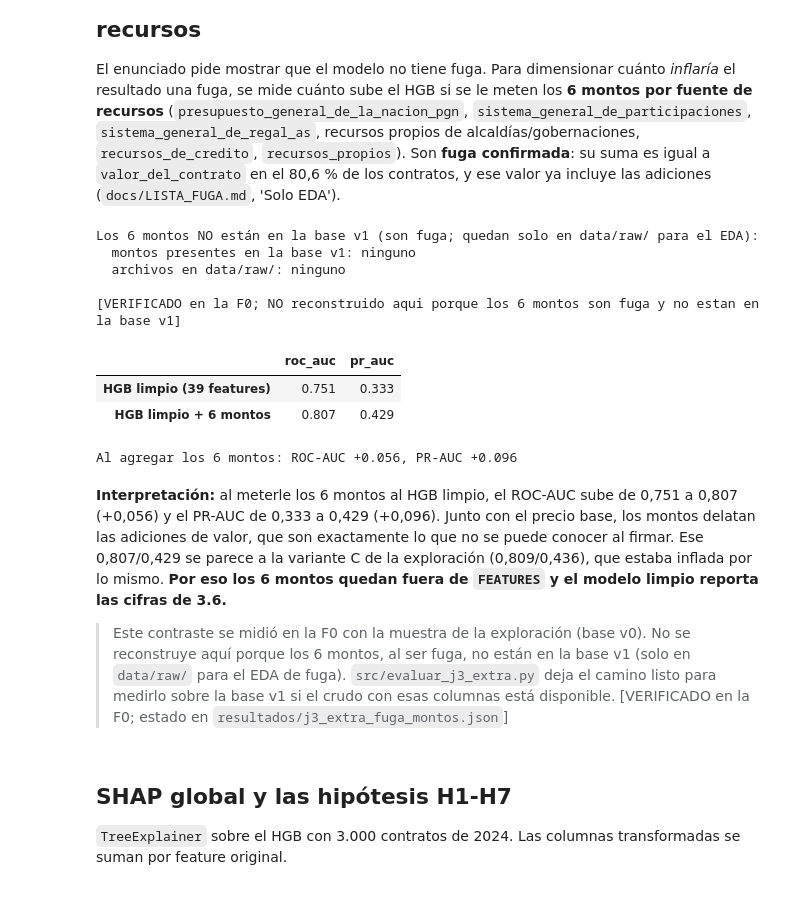
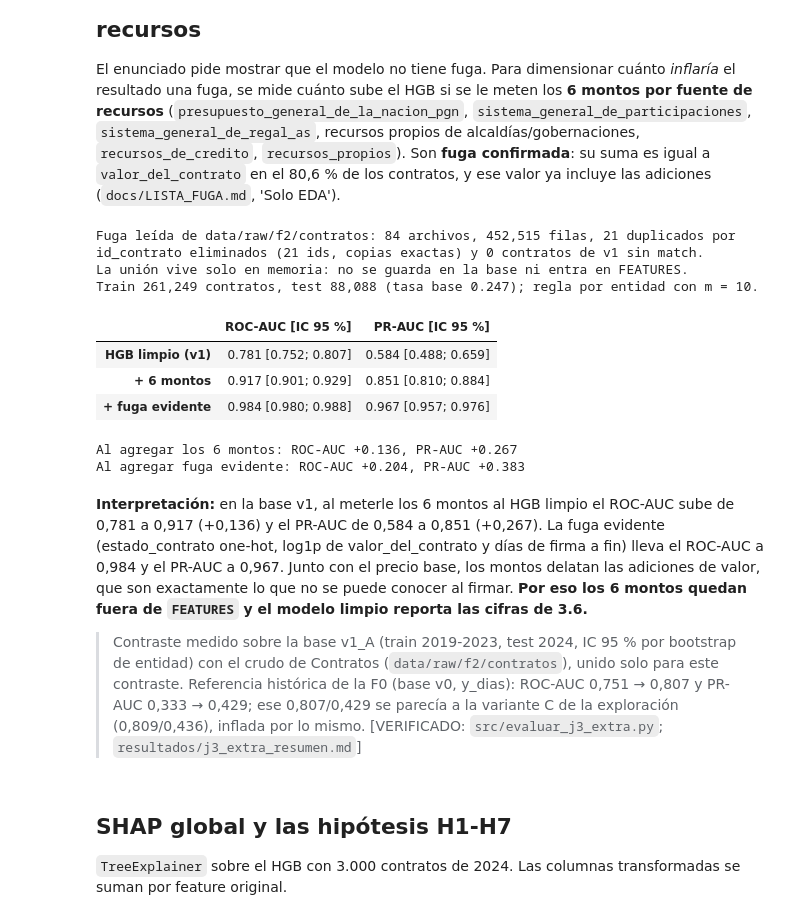
Before and after one commit to kepabonsaeafit/fundamentos-aa-2026, a Jupyter notebook: final-project/model_development.ipynb, the cells around one changed output. Saved outputs shown, nothing was run; the diff lists cells and outputs as text; code cells hidden in the pictures.

```diff
--- a/final-project/model_development.ipynb
+++ b/final-project/model_development.ipynb
@@ -517,32 +517,43 @@ Delta al agregar el_contrato_puede_ser_prorrogado: PR-AUC -0.0010, ROC-AUC +0.00
 El enunciado pide mostrar que el modelo no tiene fuga. Para dimensionar cuánto *inflaría* el resultado una fuga, se mide cuánto sube el HGB si se le meten los **6 montos por fuente de recursos** (`presupuesto_general_de_la_nacion_pgn`, `sistema_general_de_participaciones`, `sistema_general_de_regal_as`, recursos propios de alcaldías/gobernaciones, `recursos_de_credito`, `recursos_propios`). Son **fuga confirmada**: su suma es igual a `valor_del_contrato` en el 80,6 % de los contratos, y ese valor ya incluye las adiciones (`docs/LISTA_FUGA.md`, 'Solo EDA').
 # %%
 fuga = json.loads((RES / "j3_extra_fuga_montos.json").read_text(encoding="utf-8"))
-c = fuga["contraste_verificado_F0"]
-print("Los 6 montos NO están en la base v1 (son fuga; quedan solo en data/raw/ para el EDA):")
-print("  montos presentes en la base v1:", fuga["montos_presentes_en_la_base_v1"] or "ninguno")
-print("  archivos en data/raw/:", fuga["archivos_en_data_raw"] or "ninguno")
-print()
-print(c["estado"])
-display(pd.DataFrame({
-    "HGB limpio (39 features)": c["hgb_limpio_39_features"],
-    "HGB limpio + 6 montos":    c["hgb_con_6_montos"],
-}).T[["roc_auc", "pr_auc"]])
-print(f"Al agregar los 6 montos: ROC-AUC {c['subida_al_agregar_montos']['roc_auc']:+.3f}, "
-      f"PR-AUC {c['subida_al_agregar_montos']['pr_auc']:+.3f}")
+i = fuga["fuente_datos_fuga"]
+print(f"Fuga leída de {i['ruta']}: {i['archivos']} archivos, {i['filas_leidas']:,} filas, "
+      f"{i['filas_duplicadas_eliminadas']} duplicados por id_contrato eliminados "
+      f"({i['ids_duplicados']} ids, copias exactas) y {i['sin_match_en_crudo']} contratos de v1 sin match.")
+print("La unión vive solo en memoria: no se guarda en la base ni entra en FEATURES.")
+print(f"Train {fuga['n_train']:,} contratos, test {fuga['n_test']:,} (tasa base {fuga['tasa_base_test']:.3f}); "
+      f"regla por entidad con m = {fuga['m_regla']:g}.")
+
+t = fuga["tabla"]
+variantes = ["final_limpio", "final_con_6_montos", "final_con_fuga_evidente"]
+nombres = ["HGB limpio (v1)", "+ 6 montos", "+ fuga evidente"]
+filas = []
+for k in variantes:
+    r = t[k]
+    filas.append({
+        "ROC-AUC [IC 95 %]": f"{r['roc_auc']['valor']:.3f} [{r['roc_auc']['ic_inf']:.3f}; {r['roc_auc']['ic_sup']:.3f}]",
+        "PR-AUC [IC 95 %]": f"{r['pr_auc']['valor']:.3f} [{r['pr_auc']['ic_inf']:.3f}; {r['pr_auc']['ic_sup']:.3f}]",
+    })
+display(pd.DataFrame(filas, index=nombres))
+s = fuga["subida_al_agregar_montos"]
+e = fuga["subida_al_agregar_fuga_evidente"]
+print(f"Al agregar los 6 montos: ROC-AUC {s['roc_auc']:+.3f}, PR-AUC {s['pr_auc']:+.3f}")
+print(f"Al agregar fuga evidente: ROC-AUC {e['roc_auc']:+.3f}, PR-AUC {e['pr_auc']:+.3f}")
 # %% [output]
-Los 6 montos NO están en la base v1 (son fuga; quedan solo en data/raw/ para el EDA):
-  montos presentes en la base v1: ninguno
-  archivos en data/raw/: ninguno
-
-[VERIFICADO en la F0; NO reconstruido aqui porque los 6 montos son fuga y no estan en la base v1]
+Fuga leída de data/raw/f2/contratos: 84 archivos, 452,515 filas, 21 duplicados por id_contrato eliminados (21 ids, copias exactas) y 0 contratos de v1 sin match.
+La unión vive solo en memoria: no se guarda en la base ni entra en FEATURES.
+Train 261,249 contratos, test 88,088 (tasa base 0.247); regla por entidad con m = 10.
-|  | roc_auc | pr_auc |
-| HGB limpio (39 features) | 0.751 | 0.333 |
-| HGB limpio + 6 montos | 0.807 | 0.429 |
+|  | ROC-AUC [IC 95 %] | PR-AUC [IC 95 %] |
+| HGB limpio (v1) | 0.781 [0.752; 0.807] | 0.584 [0.488; 0.659] |
+| + 6 montos | 0.917 [0.901; 0.929] | 0.851 [0.810; 0.884] |
+| + fuga evidente | 0.984 [0.980; 0.988] | 0.967 [0.957; 0.976] |
-Al agregar los 6 montos: ROC-AUC +0.056, PR-AUC +0.096
+Al agregar los 6 montos: ROC-AUC +0.136, PR-AUC +0.267
+Al agregar fuga evidente: ROC-AUC +0.204, PR-AUC +0.383
 # %% [markdown]
-**Interpretación:** al meterle los 6 montos al HGB limpio, el ROC-AUC sube de 0,751 a 0,807 (+0,056) y el PR-AUC de 0,333 a 0,429 (+0,096). Junto con el precio base, los montos delatan las adiciones de valor, que son exactamente lo que no se puede conocer al firmar. Ese 0,807/0,429 se parece a la variante C de la exploración (0,809/0,436), que estaba inflada por lo mismo. **Por eso los 6 montos quedan fuera de `FEATURES` y el modelo limpio reporta las cifras de 3.6.**
+**Interpretación:** en la base v1, al meterle los 6 montos al HGB limpio el ROC-AUC sube de 0,781 a 0,917 (+0,136) y el PR-AUC de 0,584 a 0,851 (+0,267). La fuga evidente (estado_contrato one-hot, log1p de valor_del_contrato y días de firma a fin) lleva el ROC-AUC a 0,984 y el PR-AUC a 0,967. Junto con el precio base, los montos delatan las adiciones de valor, que son exactamente lo que no se puede conocer al firmar. **Por eso los 6 montos quedan fuera de `FEATURES` y el modelo limpio reporta las cifras de 3.6.**
 
-> Este contraste se midió en la F0 con la muestra de la exploración (base v0). No se reconstruye aquí porque los 6 montos, al ser fuga, no están en la base v1 (solo en `data/raw/` para el EDA de fuga). `src/evaluar_j3_extra.py` deja el camino listo para medirlo sobre la base v1 si el crudo con esas columnas está disponible. [VERIFICADO en la F0; estado en `resultados/j3_extra_fuga_montos.json`]
+> Contraste medido sobre la base v1_A (train 2019-2023, test 2024, IC 95 % por bootstrap de entidad) con el crudo de Contratos (`data/raw/f2/contratos`), unido solo para este contraste. Referencia histórica de la F0 (base v0, y_dias): ROC-AUC 0,751 → 0,807 y PR-AUC 0,333 → 0,429; ese 0,807/0,429 se parecía a la variante C de la exploración (0,809/0,436), inflada por lo mismo. [VERIFICADO: `src/evaluar_j3_extra.py`; `resultados/j3_extra_resumen.md`]
 # %% [markdown]
 ## SHAP global y las hipótesis H1-H7
 
```
Also changed, not shown: 6 other files.
